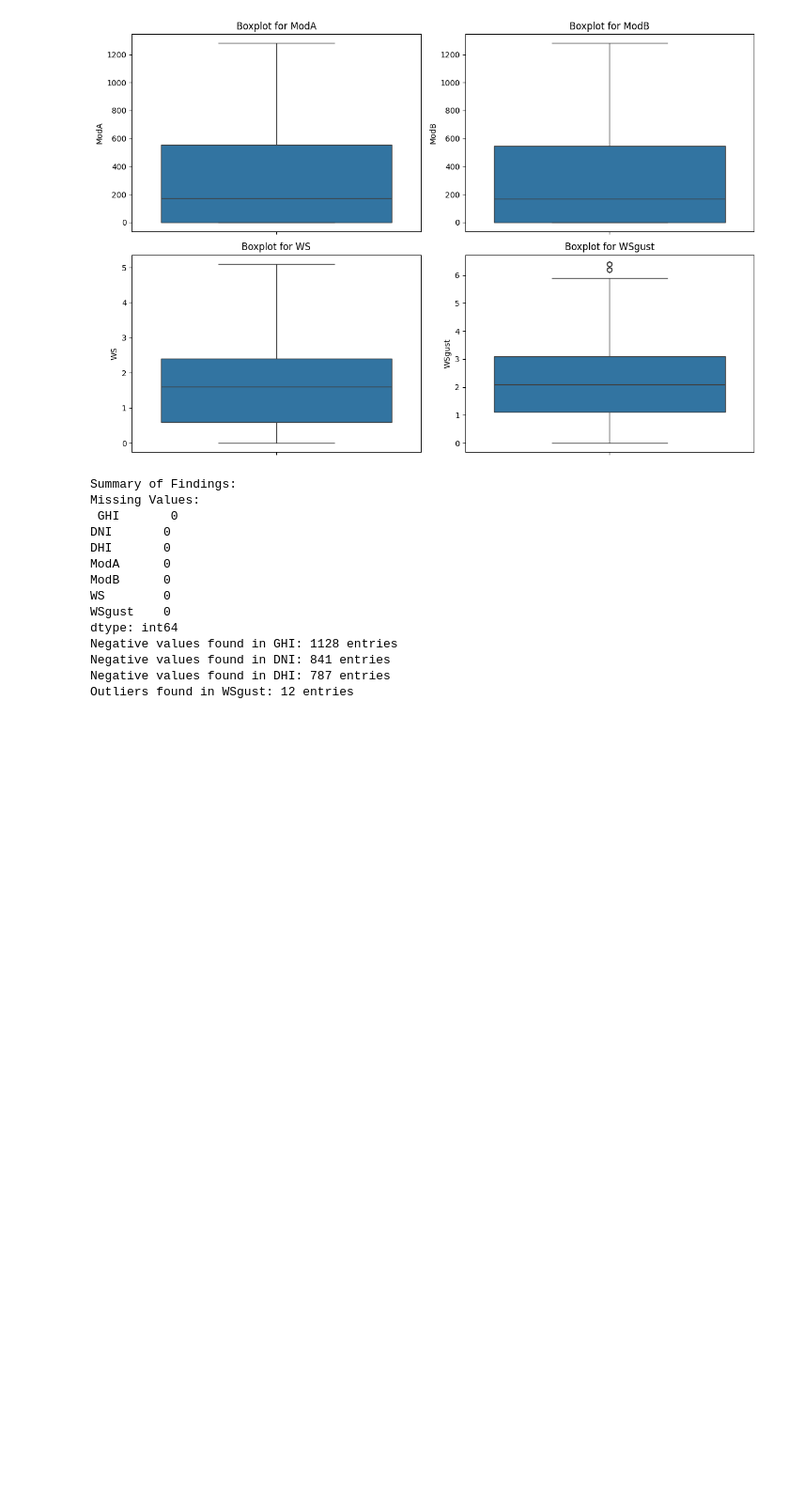
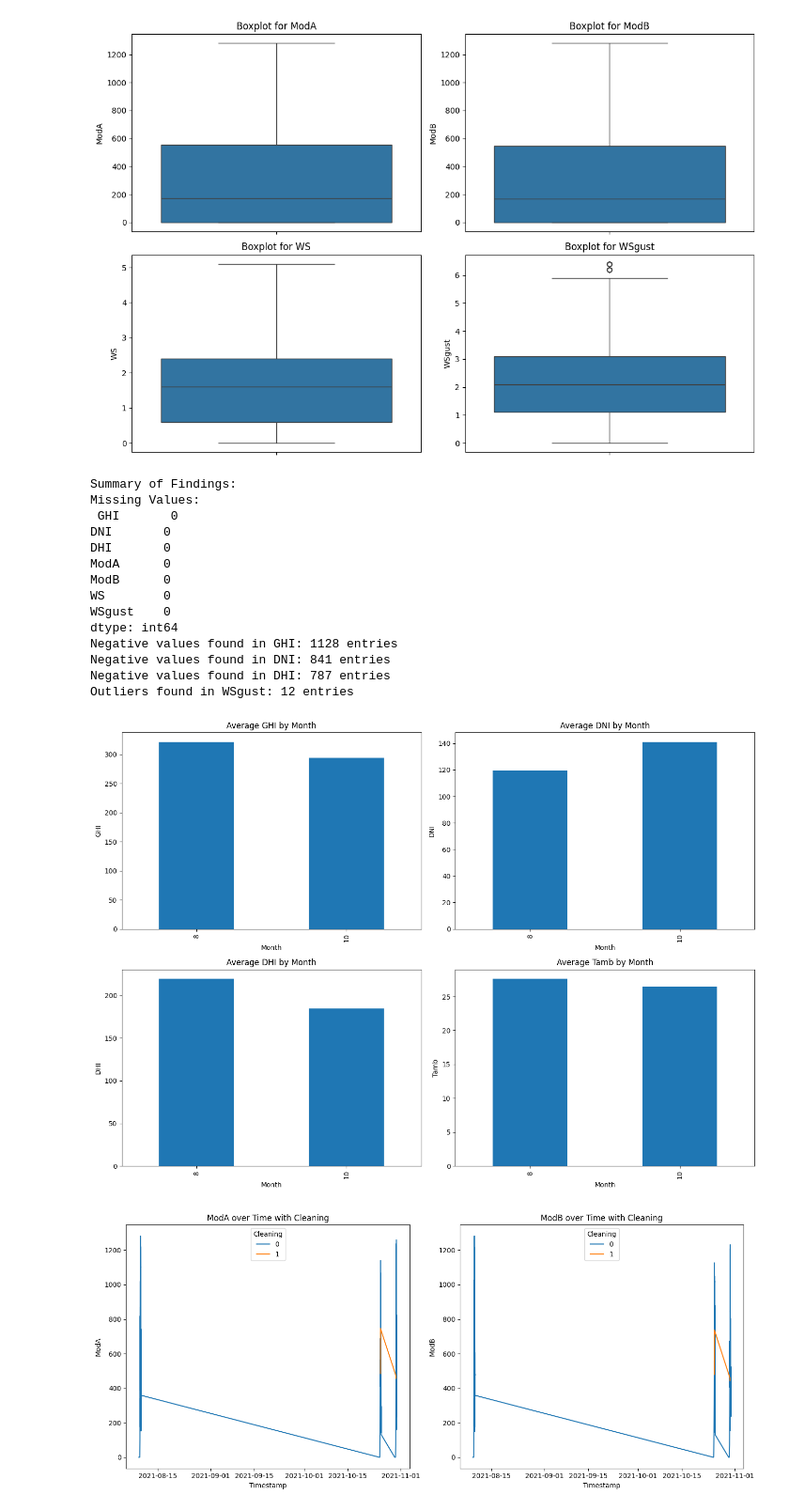
Before and after one commit to Abrham111/EDA, a Jupyter notebook: notebooks/EDA.ipynb, the cells around one changed output. Shown at 94% size. Saved outputs shown, nothing was run; the diff lists cells and outputs as text; code cells hidden in the pictures; blank space fills up the shorter version.

Commit message:
add Time series and correlational analysis

```diff
--- a/notebooks/EDA.ipynb
+++ b/notebooks/EDA.ipynb
@@ -147,3 +149,61 @@ Negative values found in GHI: 1128 entries
 Negative values found in DNI: 841 entries
 Negative values found in DHI: 787 entries
 Outliers found in WSgust: 12 entries
+# %%
+# Convert the 'Timestamp' column to datetime
+df['Timestamp'] = pd.to_datetime(df['Timestamp'])
+
+# Extract month and hour from the 'Timestamp' column
+df['Month'] = df['Timestamp'].dt.month
+df['Hour'] = df['Timestamp'].dt.hour
+
+# Plot GHI, DNI, DHI, and Tamb over time
+plt.figure(figsize=(14, 10))
+
+plt.subplot(2, 2, 1)
+df.groupby('Month')['GHI'].mean().plot(kind='bar')
+plt.title('Average GHI by Month')
+plt.xlabel('Month')
+plt.ylabel('GHI')
+
+plt.subplot(2, 2, 2)
+df.groupby('Month')['DNI'].mean().plot(kind='bar')
+plt.title('Average DNI by Month')
+plt.xlabel('Month')
+plt.ylabel('DNI')
+
+plt.subplot(2, 2, 3)
+df.groupby('Month')['DHI'].mean().plot(kind='bar')
+plt.title('Average DHI by Month')
+plt.xlabel('Month')
+plt.ylabel('DHI')
+
+plt.subplot(2, 2, 4)
+df.groupby('Month')['Tamb'].mean().plot(kind='bar')
+plt.title('Average Tamb by Month')
+plt.xlabel('Month')
+plt.ylabel('Tamb')
+
+plt.tight_layout()
+plt.show()
+
+# Evaluate the impact of cleaning on sensor readings (ModA, ModB) over time
+plt.figure(figsize=(14, 6))
+
+plt.subplot(1, 2, 1)
+sns.lineplot(data=df, x='Timestamp', y='ModA', hue='Cleaning')
+plt.title('ModA over Time with Cleaning')
+plt.xlabel('Timestamp')
+plt.ylabel('ModA')
+
+plt.subplot(1, 2, 2)
+sns.lineplot(data=df, x='Timestamp', y='ModB', hue='Cleaning')
+plt.title('ModB over Time with Cleaning')
+plt.xlabel('Timestamp')
+plt.ylabel('ModB')
+
+plt.tight_layout()
+plt.show()
+# %% [output]
+[figure, added]
+[figure, added]
```
Also changed, not shown: parts of 2 cells of this notebook, 1 other file.
